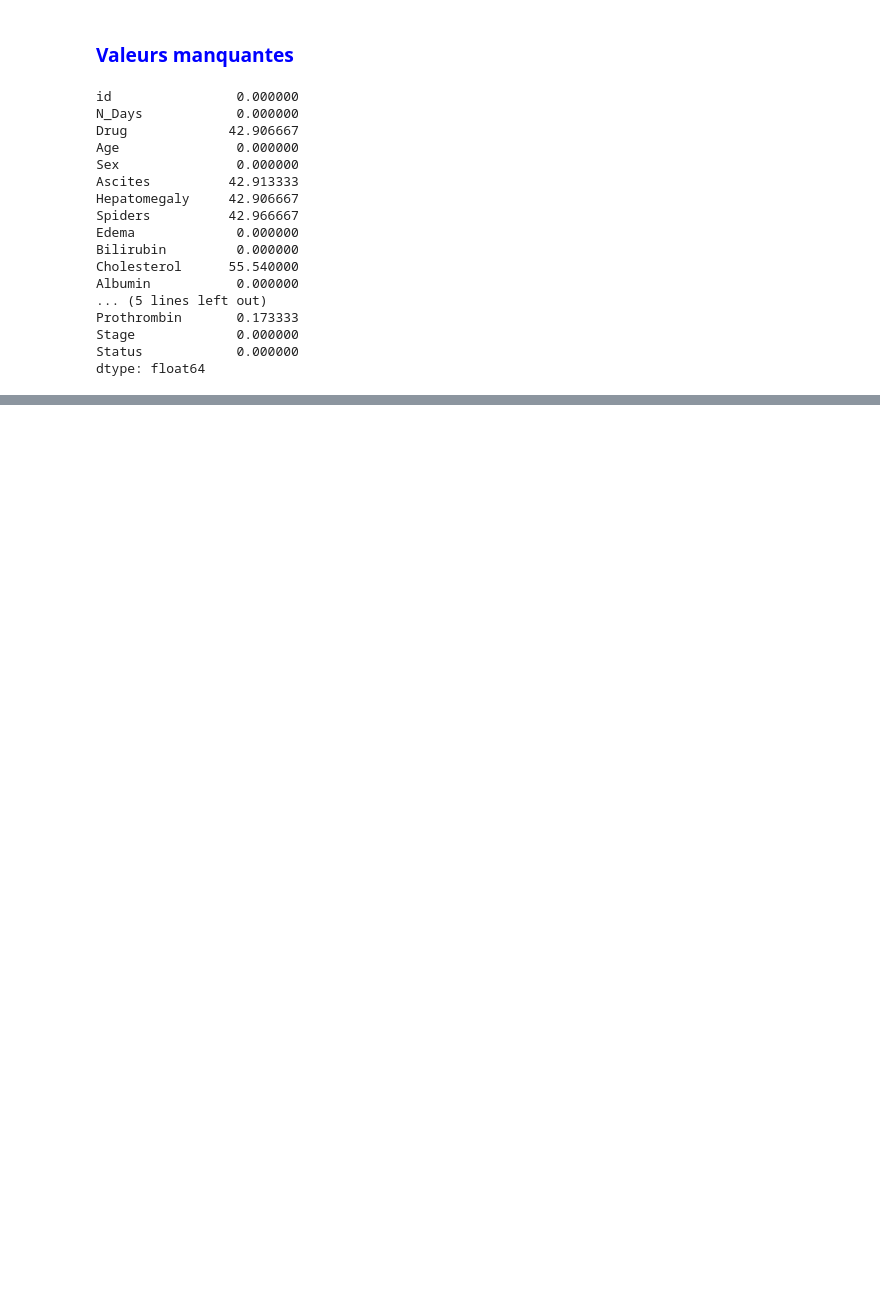
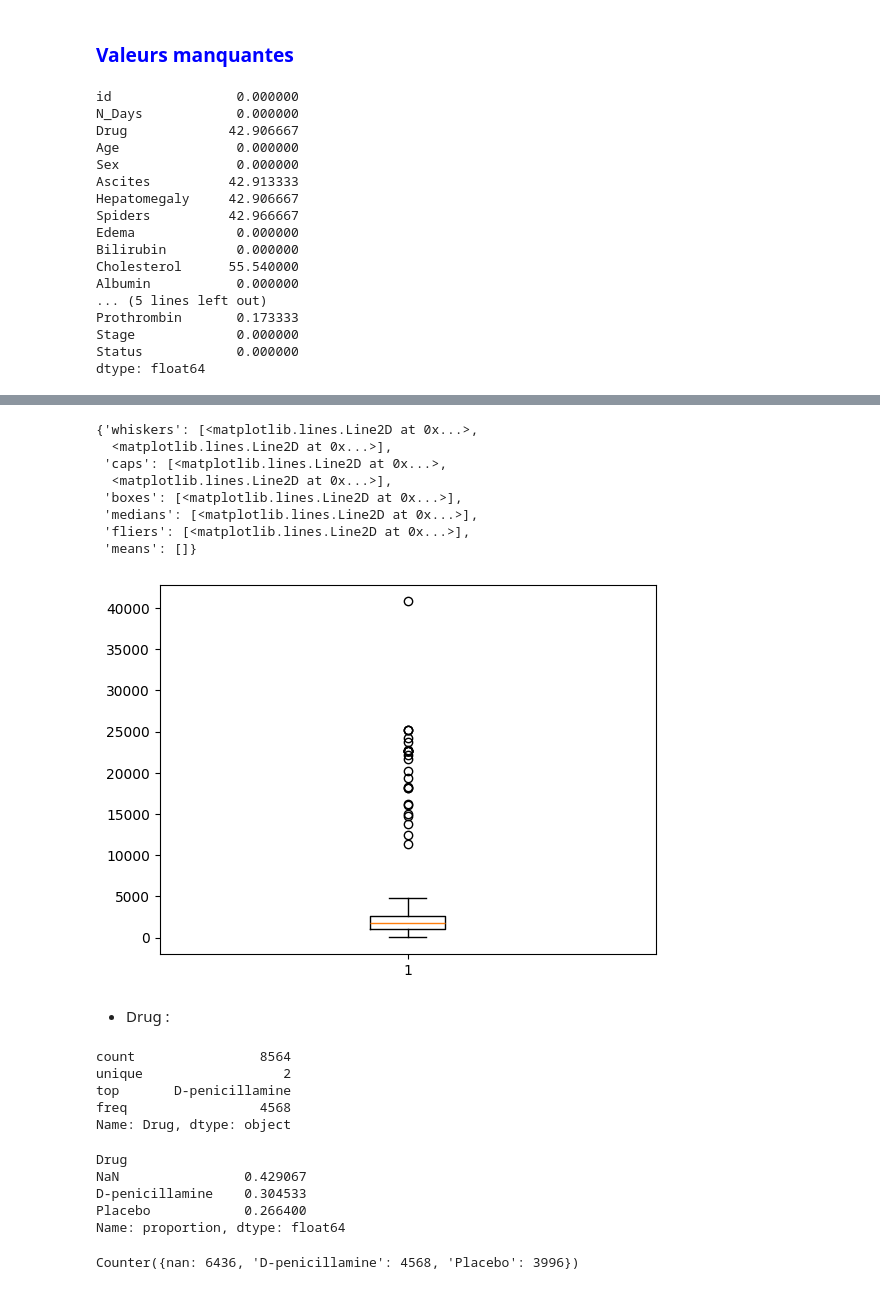
Before and after one commit to melaniedaddio/projet, a Jupyter notebook: EDA.ipynb, the cells around one changed output, grey strips where cells are left out. Saved outputs shown, nothing was run; the diff lists cells and outputs as text; code cells hidden in the pictures; blank space fills up the shorter version.

```diff
--- a/EDA.ipynb
+++ b/EDA.ipynb
@@ -152,0 +210,35 @@ dtype: float64
+# %%
+plt.boxplot(train_df['N_Days'])
+# %% [output]
+{'whiskers': [<matplotlib.lines.Line2D at 0x...>,
+  <matplotlib.lines.Line2D at 0x...>],
+ 'caps': [<matplotlib.lines.Line2D at 0x...>,
+  <matplotlib.lines.Line2D at 0x...>],
+ 'boxes': [<matplotlib.lines.Line2D at 0x...>],
+ 'medians': [<matplotlib.lines.Line2D at 0x...>],
+ 'fliers': [<matplotlib.lines.Line2D at 0x...>],
+ 'means': []}
+[figure, added]
+# %% [markdown]
+* Drug :
+# %%
+train_df['Drug'].describe()
+# %% [output]
+count                8564
+unique                  2
+top       D-penicillamine
+freq                 4568
+Name: Drug, dtype: object
+# %%
+train_df['Drug'].value_counts(dropna=False, normalize=True)
+# Autant de placebo que de cachets
+# Beaucoup de variables manquantes
+# Faut il :
+# - considérer les NaN comme des valeurs manquantes
+# - mettre les NaN en "non-suivi" -> personnes qui n'auraient simplement pas suivi le traitement
+# %% [output]
+Drug
+NaN                0.429067
+D-penicillamine    0.304533
+Placebo            0.266400
+Name: proportion, dtype: float64
@@ -152,0 +248,6 @@ dtype: float64
+# %%
+from collections import Counter
+frequencies = Counter(train_df['Drug'])
+frequencies
+# %% [output]
+Counter({nan: 6436, 'D-penicillamine': 4568, 'Placebo': 3996})
```
Also changed, not shown: parts of 70 cells of this notebook.
